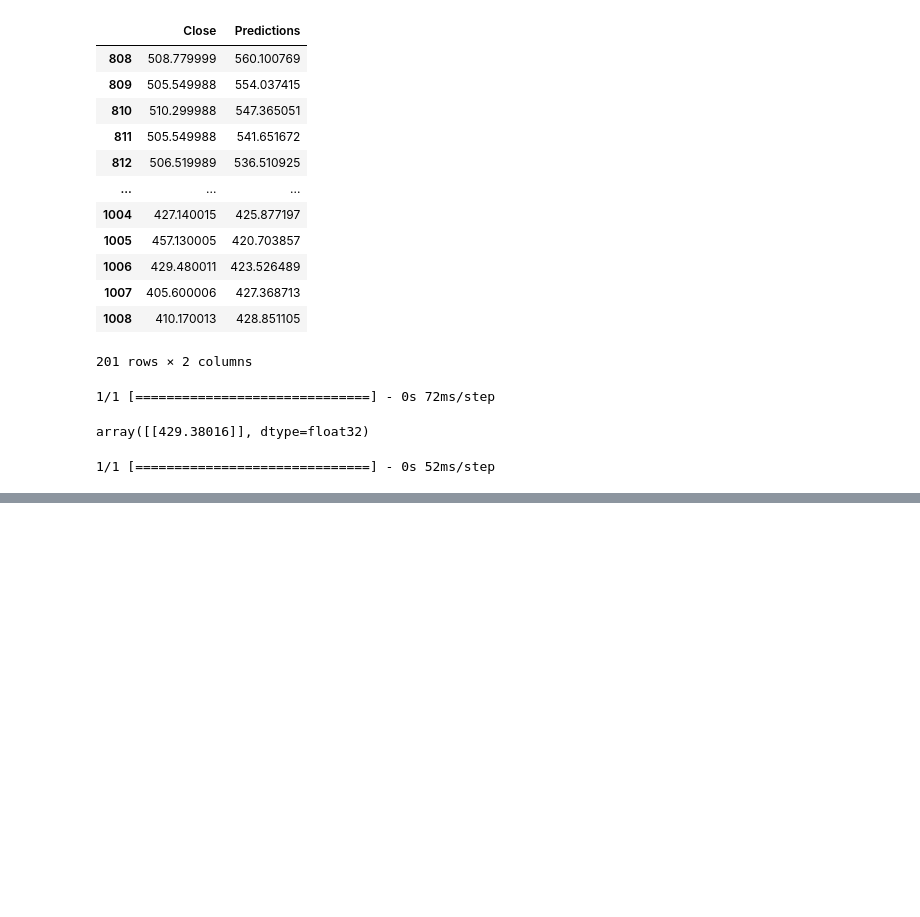
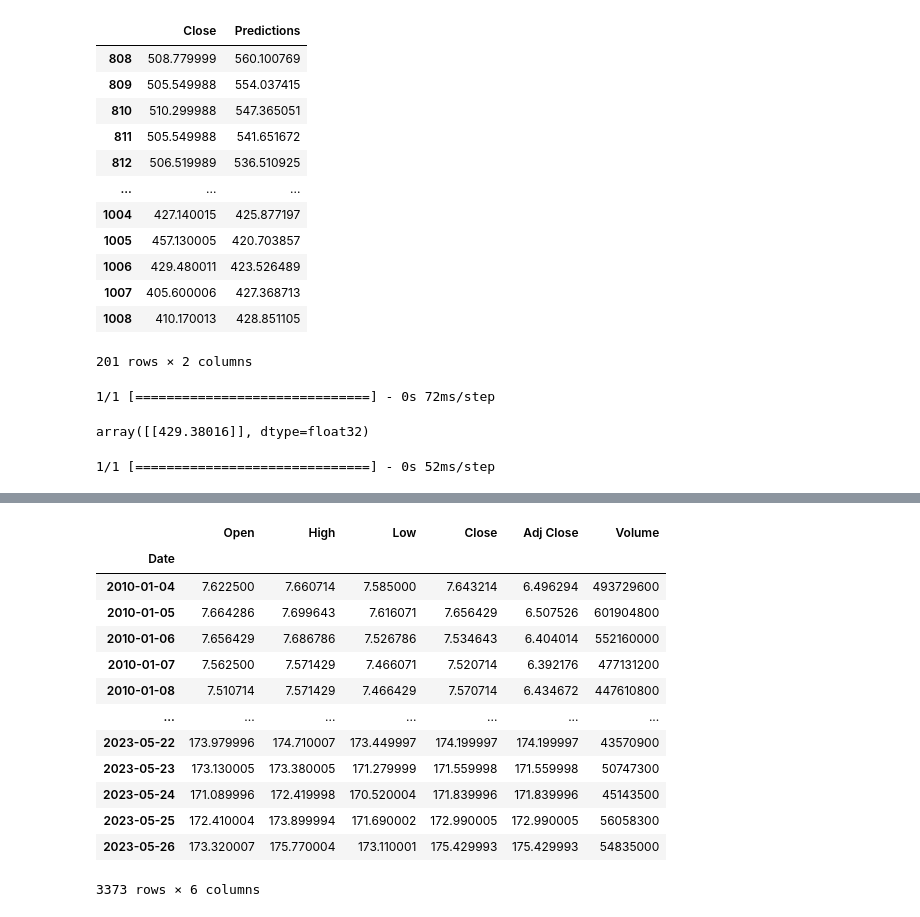
Before and after one commit to smth-27/Stock_Price_Prediction, a Jupyter notebook: stock_price_prediction.ipynb, the cells around one changed output, grey strips where cells are left out. Saved outputs shown, nothing was run; the diff lists cells and outputs as text; code cells hidden in the pictures; blank space fills up the shorter version.

```diff
--- a/stock_price_prediction.ipynb
+++ b/stock_price_prediction.ipynb
@@ -235,0 +461,17 @@ print(test_data_accuracy)
+# %%
+df
+# %% [output]
+|  | Open | High | Low | Close | Adj Close | Volume |
+| Date |  |  |  |  |  |  |
+| 2010-01-04 | 7.622500 | 7.660714 | 7.585000 | 7.643214 | 6.496294 | 493729600 |
+| 2010-01-05 | 7.664286 | 7.699643 | 7.616071 | 7.656429 | 6.507526 | 601904800 |
+| 2010-01-06 | 7.656429 | 7.686786 | 7.526786 | 7.534643 | 6.404014 | 552160000 |
+| 2010-01-07 | 7.562500 | 7.571429 | 7.466071 | 7.520714 | 6.392176 | 477131200 |
+| 2010-01-08 | 7.510714 | 7.571429 | 7.466429 | 7.570714 | 6.434672 | 447610800 |
+| ... | ... | ... | ... | ... | ... | ... |
+| 2023-05-22 | 173.979996 | 174.710007 | 173.449997 | 174.199997 | 174.199997 | 43570900 |
+| 2023-05-23 | 173.130005 | 173.380005 | 171.279999 | 171.559998 | 171.559998 | 50747300 |
+| 2023-05-24 | 171.089996 | 172.419998 | 170.520004 | 171.839996 | 171.839996 | 45143500 |
+| 2023-05-25 | 172.410004 | 173.899994 | 171.690002 | 172.990005 | 172.990005 | 56058300 |
+| 2023-05-26 | 173.320007 | 175.770004 | 173.110001 | 175.429993 | 175.429993 | 54835000 |
+3373 rows × 6 columns
```
Also changed, not shown: parts of 7 cells of this notebook.
